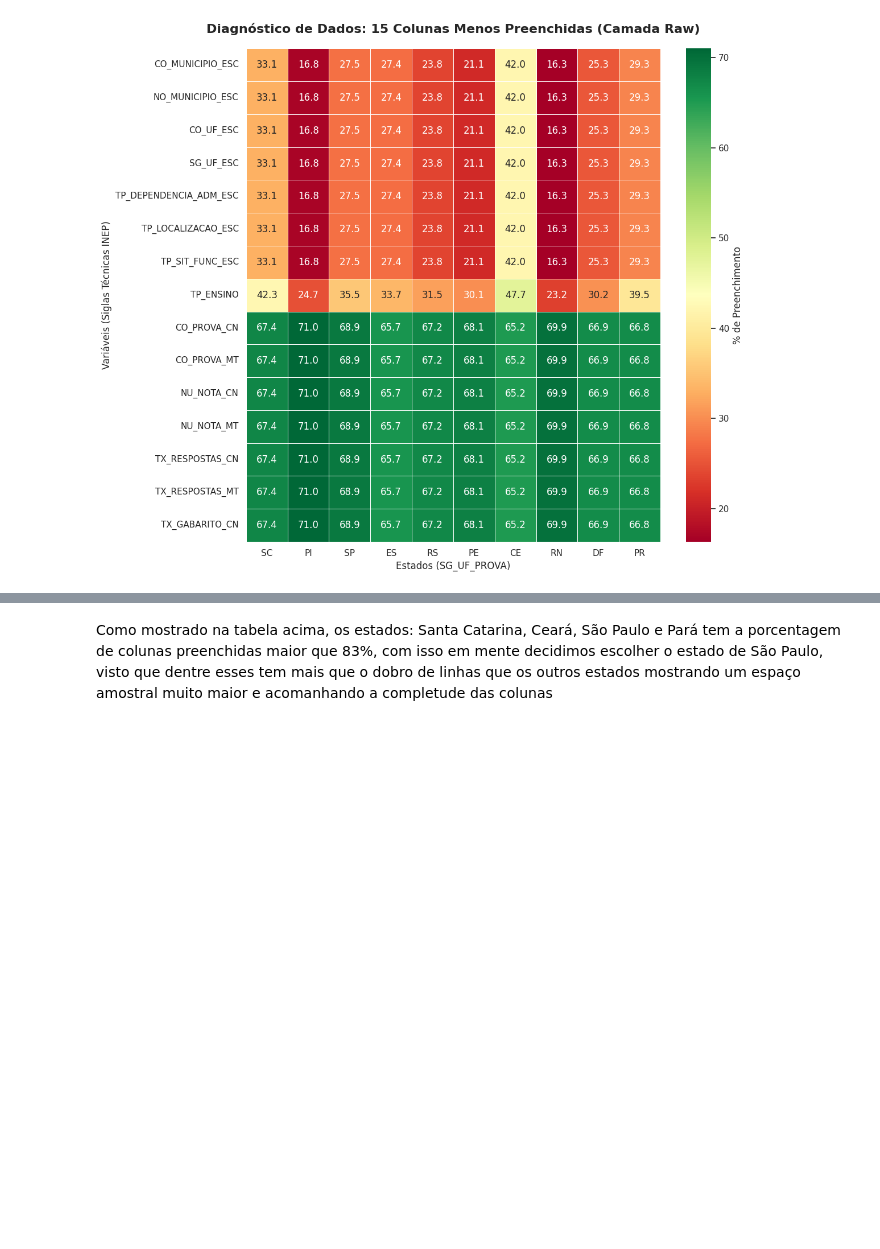
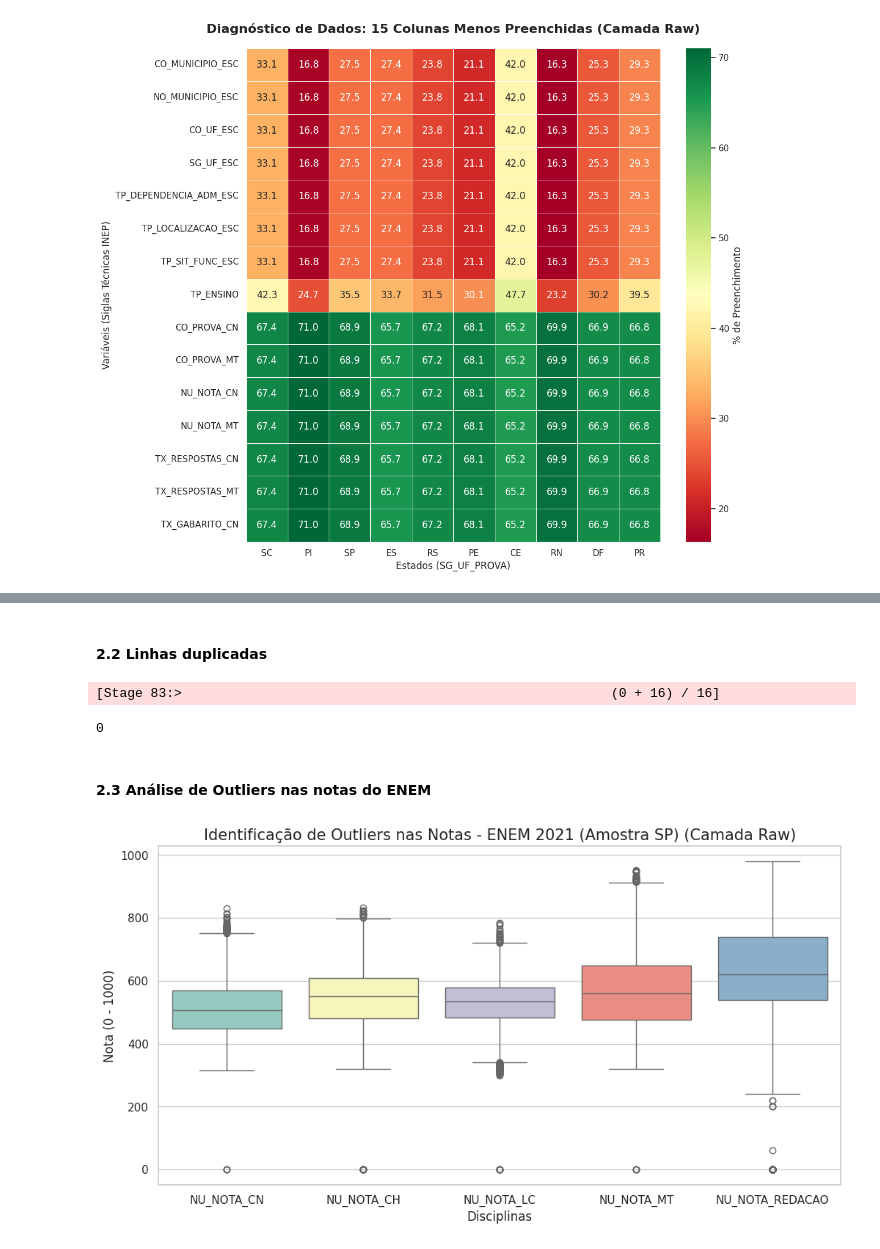
Before and after one commit to Caiomesvie/SDBD2---INEP, a Jupyter notebook: raw/analytcs.ipynb, the cells around one changed output, grey strips where cells are left out. Cells and saved outputs as stored; diff of their text form; code cells hidden in the pictures; blank space fills up the shorter version.

```diff
--- a/raw/analytcs.ipynb
+++ b/raw/analytcs.ipynb
@@ -138,2 +175,30 @@ Passing `palette` without assigning `hue` is deprecated and will be removed in v
-# %% [markdown]
-Como mostrado na tabela acima, os estados: Santa Catarina, Ceará, São Paulo e Pará tem a porcentagem de colunas preenchidas maior que 83%, com isso em mente decidimos escolher o estado de São Paulo, visto que dentre esses tem mais que o dobro de linhas que os outros estados mostrando um espaço amostral muito maior e acomanhando a completude das colunas
+# %% [markdown]
+#### 2.2 Linhas duplicadas
+# %%
+total_linhas_unicas = estado_SP.count()
+
+total_duplicados = estado_SP.count() - total_linhas_unicas
+
+print(total_duplicados)
+# %% [output]
+[Stage 83:>                                                       (0 + 16) / 16]
+0
+# %% [markdown]
+#### 2.3 Análise de Outliers nas notas do ENEM
+# %%
+coluna_notas = ["NU_NOTA_CN", "NU_NOTA_CH", "NU_NOTA_LC", "NU_NOTA_MT", "NU_NOTA_REDACAO"]
+resumo_notas = estado_SP.select(coluna_notas).describe()
+
+grafico_outlier = estado_SP.select(coluna_notas).sample(False, 0.05).toPandas()
+
+plt.figure(figsize=(12, 6))
+sns.set_theme(style="whitegrid")
+
+sns.boxplot(data=grafico_outlier, palette="Set3")
+
+plt.title('Identificação de Outliers nas Notas - ENEM 2021 (Amostra SP) (Camada Raw)', fontsize=15)
+plt.ylabel('Nota (0 - 1000)')
+plt.xlabel('Disciplinas')
+plt.show()
+# %% [output]
+[figure, added]
```
Also changed, not shown: parts of 9 cells of this notebook.
